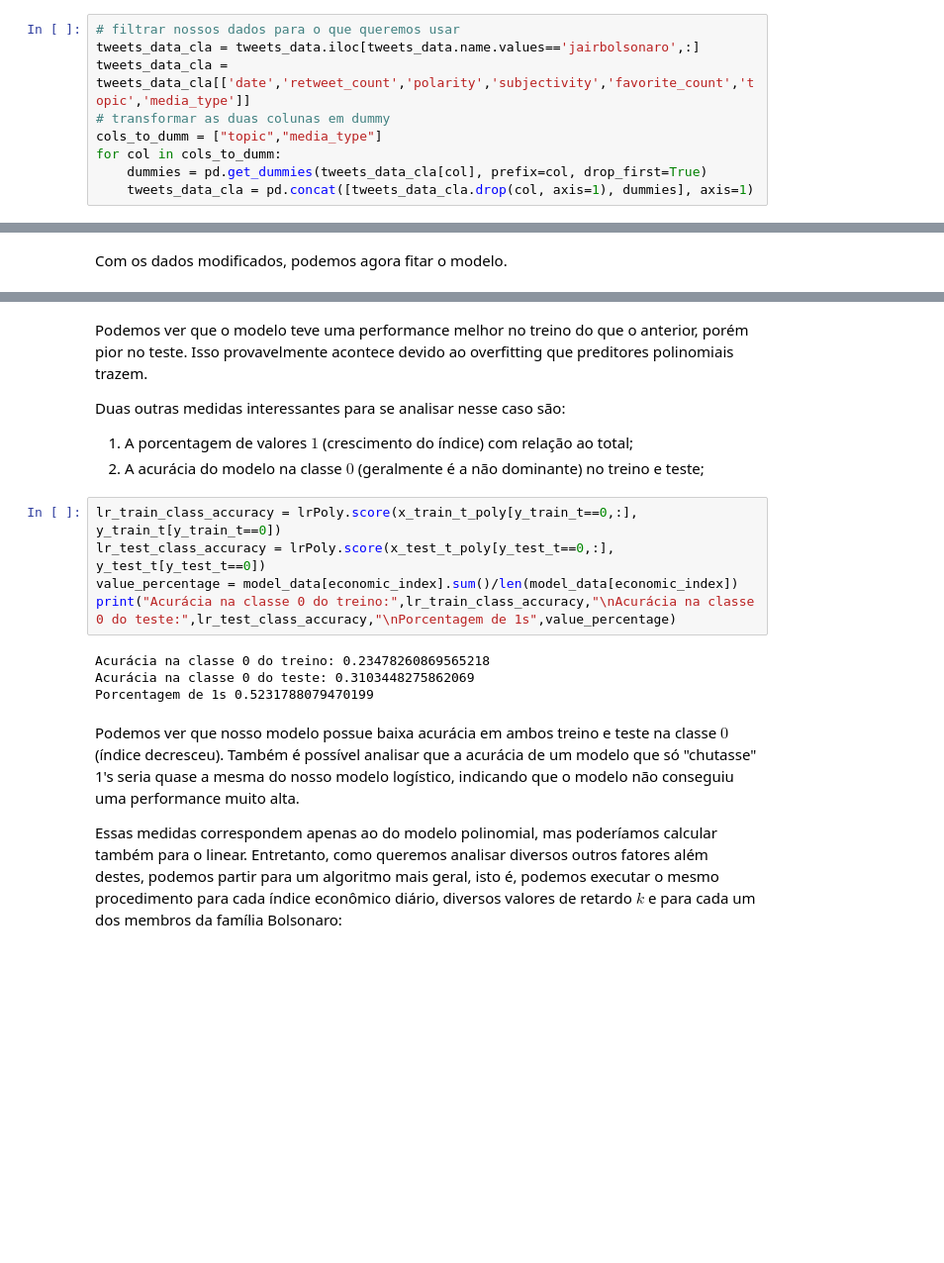
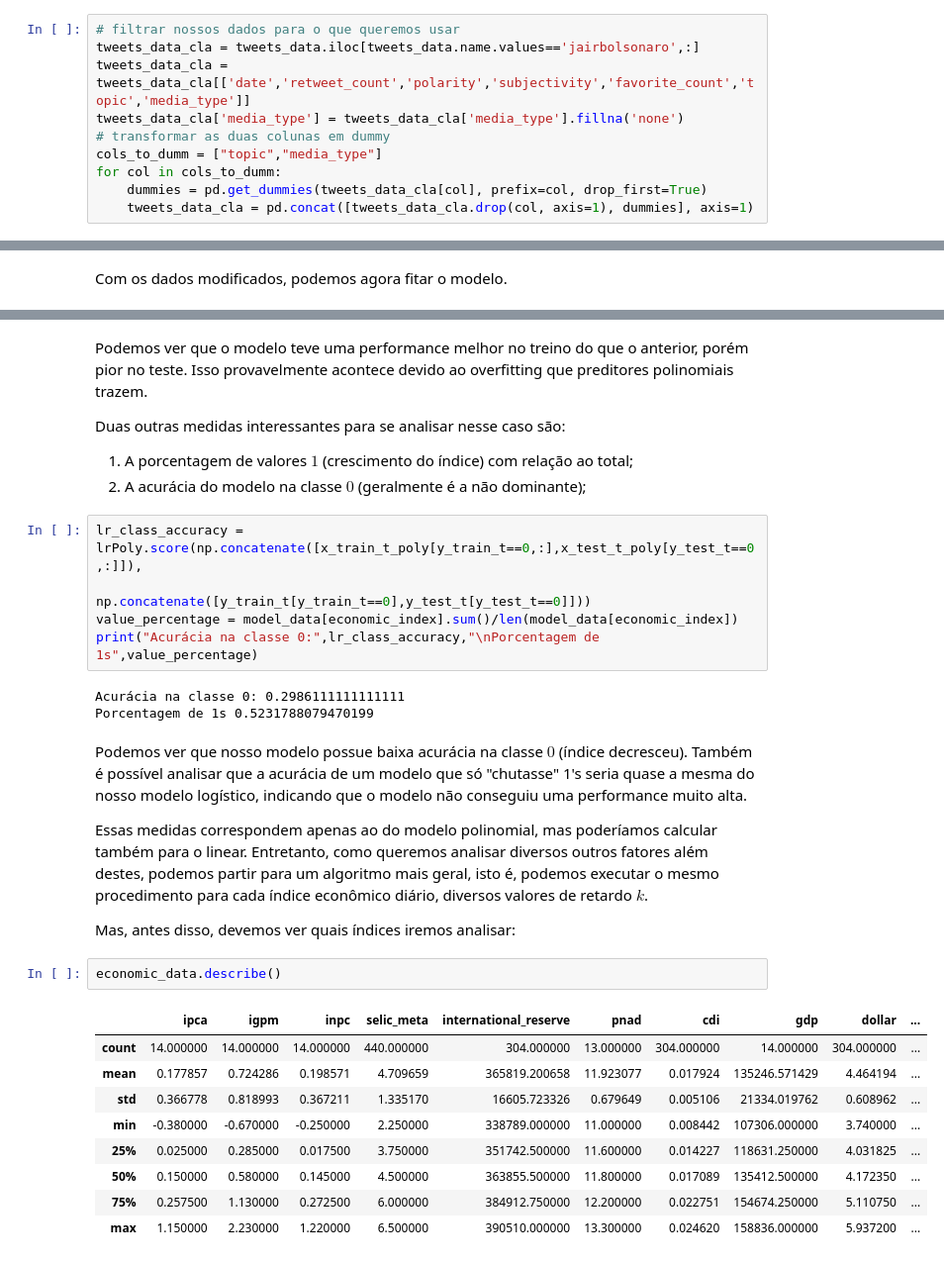
Before and after one commit to GiovaniValdrighi/Bolsonaro_Tweets, a Jupyter notebook: notebooks/logistic_classification.ipynb, the cells around one changed output, grey strips where cells are left out. Shown: that part at 99% size. Drawn from its saved outputs; the diff is of its cells as text; blank space fills up the shorter version.

Commit message:
mudancas nos modelos e interpretando resultados

```diff
--- a/notebooks/logistic_classification.ipynb
+++ b/notebooks/logistic_classification.ipynb
@@ -54,6 +56,7 @@ Adicionamos algumas *dummy-variables* convertendo um conjunto de variáveis qual
 # filtrar nossos dados para o que queremos usar
 tweets_data_cla = tweets_data.iloc[tweets_data.name.values=='jairbolsonaro',:]
 tweets_data_cla = tweets_data_cla[['date','retweet_count','polarity','subjectivity','favorite_count','topic','media_type']]
+tweets_data_cla['media_type'] = tweets_data_cla['media_type'].fillna('none')
 # transformar as duas colunas em dummy
 cols_to_dumm = ["topic","media_type"]
 for col in cols_to_dumm:
@@ -236,17 +239,30 @@ Podemos ver que o modelo teve uma performance melhor no treino do que o anterior
 Duas outras medidas interessantes para se analisar nesse caso são:
 
 1) A porcentagem de valores $1$ (crescimento do índice) com relação ao total;
-2) A acurácia do modelo na classe $0$ (geralmente é a não dominante) no treino e teste;
+2) A acurácia do modelo na classe $0$ (geralmente é a não dominante);
 # %%
-lr_train_class_accuracy = lrPoly.score(x_train_t_poly[y_train_t==0,:], y_train_t[y_train_t==0])
-lr_test_class_accuracy = lrPoly.score(x_test_t_poly[y_test_t==0,:], y_test_t[y_test_t==0])
+lr_class_accuracy = lrPoly.score(np.concatenate([x_train_t_poly[y_train_t==0,:],x_test_t_poly[y_test_t==0,:]]),
+                                                      np.concatenate([y_train_t[y_train_t==0],y_test_t[y_test_t==0]]))
 value_percentage = model_data[economic_index].sum()/len(model_data[economic_index])
-print("Acurácia na classe 0 do treino:",lr_train_class_accuracy,"\nAcurácia na classe 0 do teste:",lr_test_class_accuracy,"\nPorcentagem de 1s",value_percentage)
+print("Acurácia na classe 0:",lr_class_accuracy,"\nPorcentagem de 1s",value_percentage)
 # %% [output]
-Acurácia na classe 0 do treino: 0.23478260869565218
-Acurácia na classe 0 do teste: 0.3103448275862069
+Acurácia na classe 0: 0.2986111111111111
 Porcentagem de 1s 0.5231788079470199
 # %% [markdown]
-Podemos ver que nosso modelo possue baixa acurácia em ambos treino e teste na classe $0$ (índice decresceu). Também é possível analisar que a acurácia de um modelo que só "chutasse" 1's seria quase a mesma do nosso modelo logístico, indicando que o modelo não conseguiu uma performance muito alta.
+Podemos ver que nosso modelo possue baixa acurácia na classe $0$ (índice decresceu). Também é possível analisar que a acurácia de um modelo que só "chutasse" 1's seria quase a mesma do nosso modelo logístico, indicando que o modelo não conseguiu uma performance muito alta.
 
-Essas medidas correspondem apenas ao do modelo polinomial, mas poderíamos calcular também para o linear. Entretanto, como queremos analisar diversos outros fatores além destes, podemos partir para um algoritmo mais geral, isto é, podemos executar o mesmo procedimento para cada índice econômico diário, diversos valores de retardo $k$ e para cada um dos membros da família Bolsonaro:
+Essas medidas correspondem apenas ao do modelo polinomial, mas poderíamos calcular também para o linear. Entretanto, como queremos analisar diversos outros fatores além destes, podemos partir para um algoritmo mais geral, isto é, podemos executar o mesmo procedimento para cada índice econômico diário, diversos valores de retardo $k$.
+
+Mas, antes disso, devemos ver quais índices iremos analisar:
+# %%
+economic_data.describe()
+# %% [output]
+|  | ipca | igpm | inpc | selic_meta | international_reserve | pnad | cdi | gdp | dollar | ... |
+| count | 14.000000 | 14.000000 | 14.000000 | 440.000000 | 304.000000 | 13.000000 | 304.000000 | 14.000000 | 304.000000 | ... |
+| mean | 0.177857 | 0.724286 | 0.198571 | 4.709659 | 365819.200658 | 11.923077 | 0.017924 | 135246.571429 | 4.464194 | ... |
+| std | 0.366778 | 0.818993 | 0.367211 | 1.335170 | 16605.723326 | 0.679649 | 0.005106 | 21334.019762 | 0.608962 | ... |
+| min | -0.380000 | -0.670000 | -0.250000 | 2.250000 | 338789.000000 | 11.000000 | 0.008442 | 107306.000000 | 3.740000 | ... |
+| 25% | 0.025000 | 0.285000 | 0.017500 | 3.750000 | 351742.500000 | 11.600000 | 0.014227 | 118631.250000 | 4.031825 | ... |
+| 50% | 0.150000 | 0.580000 | 0.145000 | 4.500000 | 363855.500000 | 11.800000 | 0.017089 | 135412.500000 | 4.172350 | ... |
+| 75% | 0.257500 | 1.130000 | 0.272500 | 6.000000 | 384912.750000 | 12.200000 | 0.022751 | 154674.250000 | 5.110750 | ... |
+| max | 1.150000 | 2.230000 | 1.220000 | 6.500000 | 390510.000000 | 13.300000 | 0.024620 | 158836.000000 | 5.937200 | ... |
```
Also changed, not shown: parts of 14 cells of this notebook.
